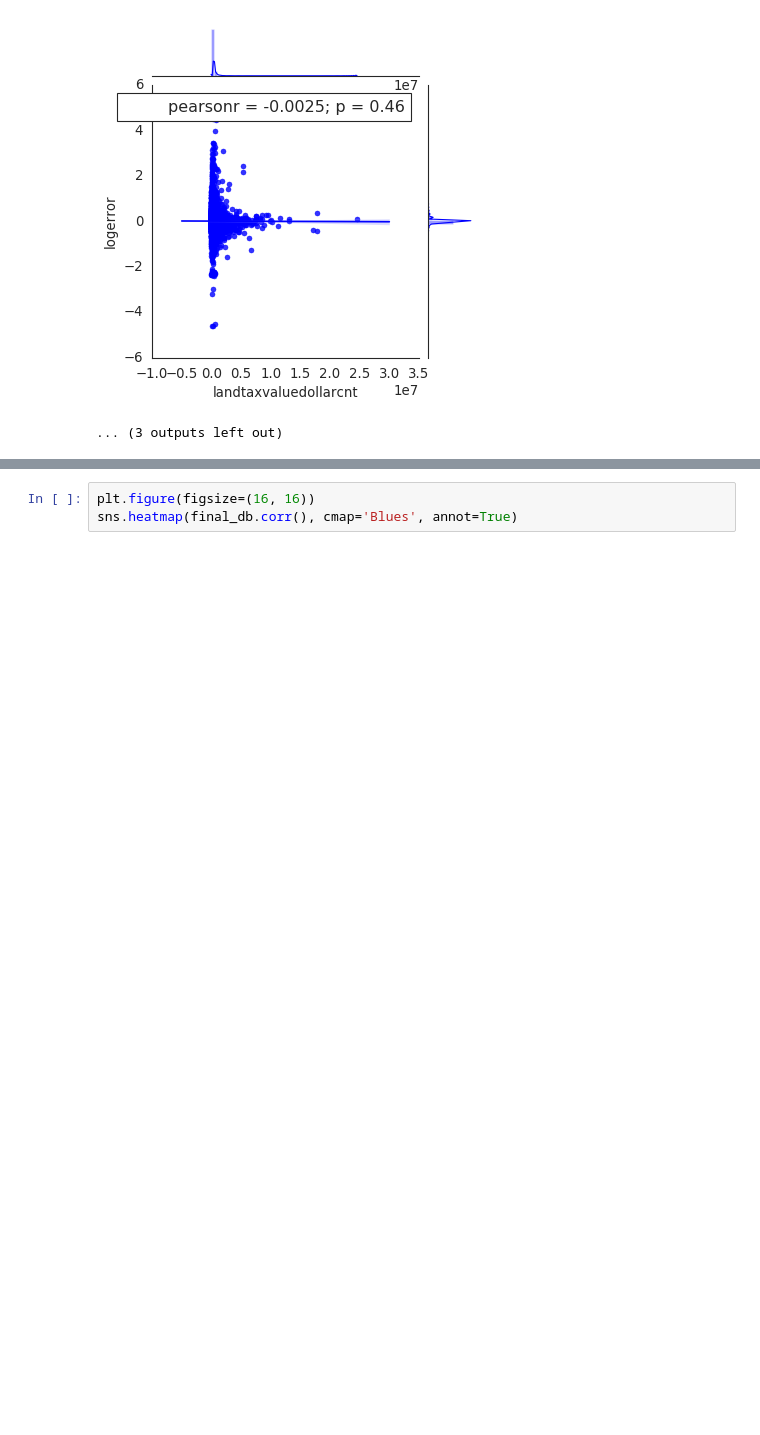
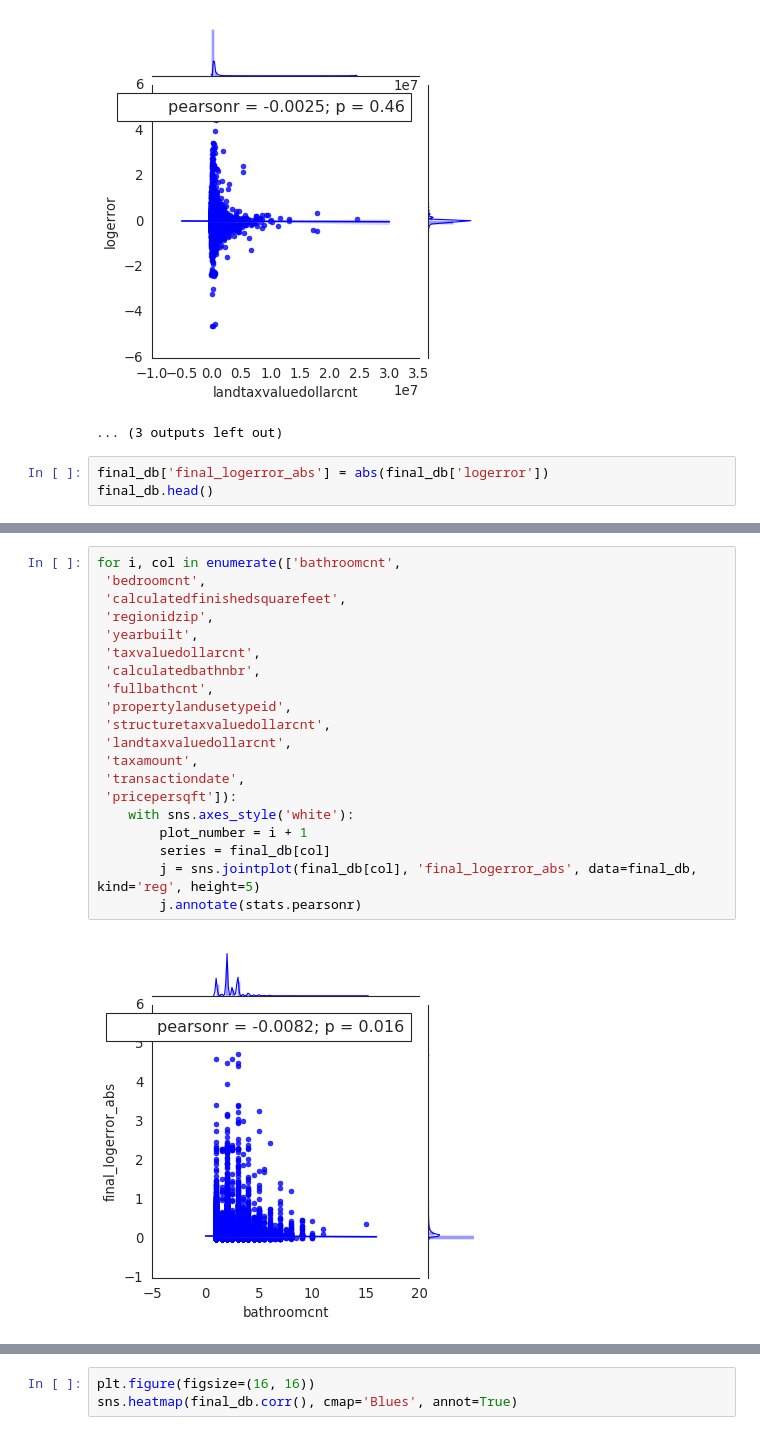
Before and after one commit to josephburton06/Codeup_Data_Science_Projects, a Jupyter notebook: Regression_Project_JosephBurton.ipynb, the cells around one changed output, grey strips where cells are left out. Drawn from its saved outputs; the diff is of its cells as text; blank space fills up the shorter version.

```diff
--- a/Regression_Project_JosephBurton.ipynb
+++ b/Regression_Project_JosephBurton.ipynb
@@ -1672,3 +1698,6 @@ for i, col in enumerate(['bathroomcnt',
 [figure]
 [figure]
 ... (3 outputs left out)
+# %%
+final_db['final_logerror_abs'] = abs(final_db['logerror'])
+final_db.head()
@@ -1674,0 +1711,22 @@ for i, col in enumerate(['bathroomcnt',
+# %%
+for i, col in enumerate(['bathroomcnt',
+ 'bedroomcnt',
+ 'calculatedfinishedsquarefeet',
+ 'regionidzip',
+ 'yearbuilt',
+ 'taxvaluedollarcnt',
+ 'calculatedbathnbr',
+ 'fullbathcnt',
+ 'propertylandusetypeid',
+ 'structuretaxvaluedollarcnt',
+ 'landtaxvaluedollarcnt',
+ 'taxamount',
+ 'transactiondate',
+ 'pricepersqft']):
+    with sns.axes_style('white'):
+        plot_number = i + 1
+        series = final_db[col]
+        j = sns.jointplot(final_db[col], 'final_logerror_abs', data=final_db, kind='reg', height=5)
+        j.annotate(stats.pearsonr)
+# %% [output]
+[figure, added]
```
Also changed, not shown: parts of 15 cells of this notebook.
